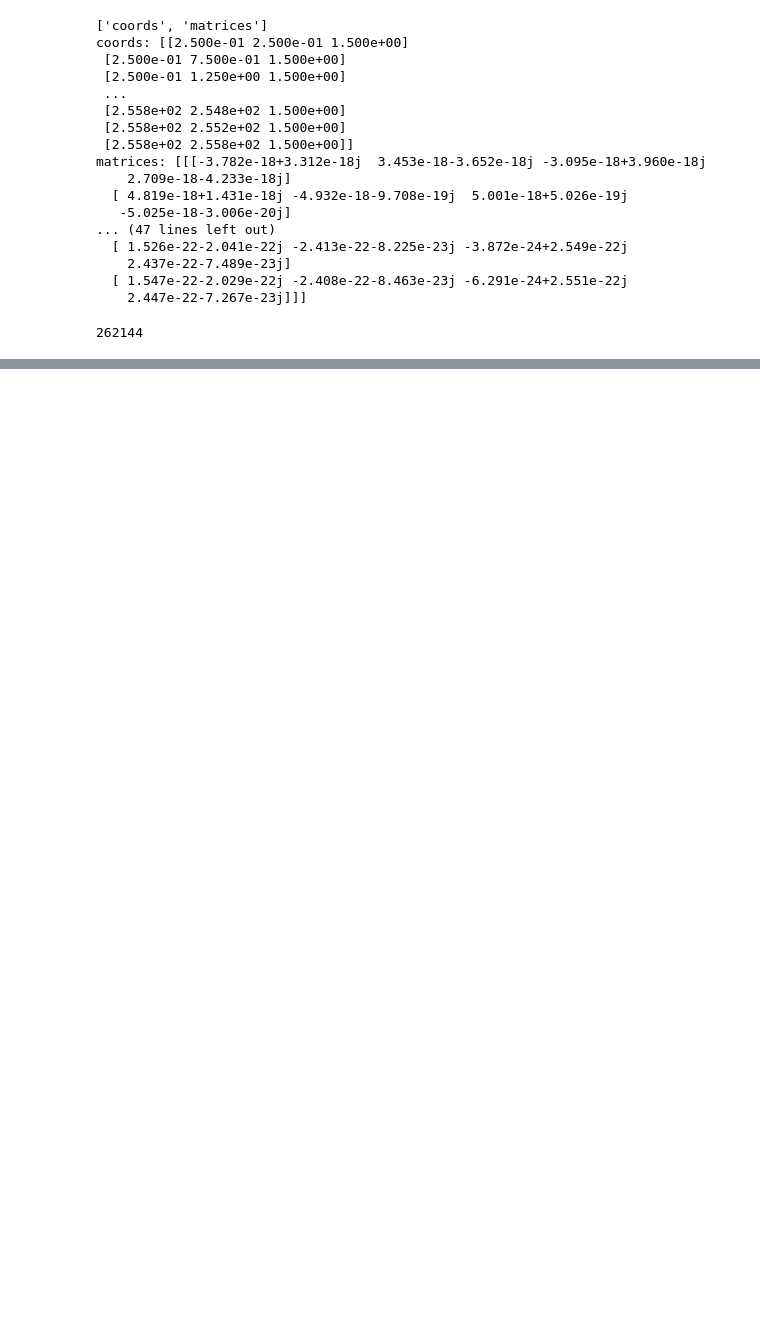
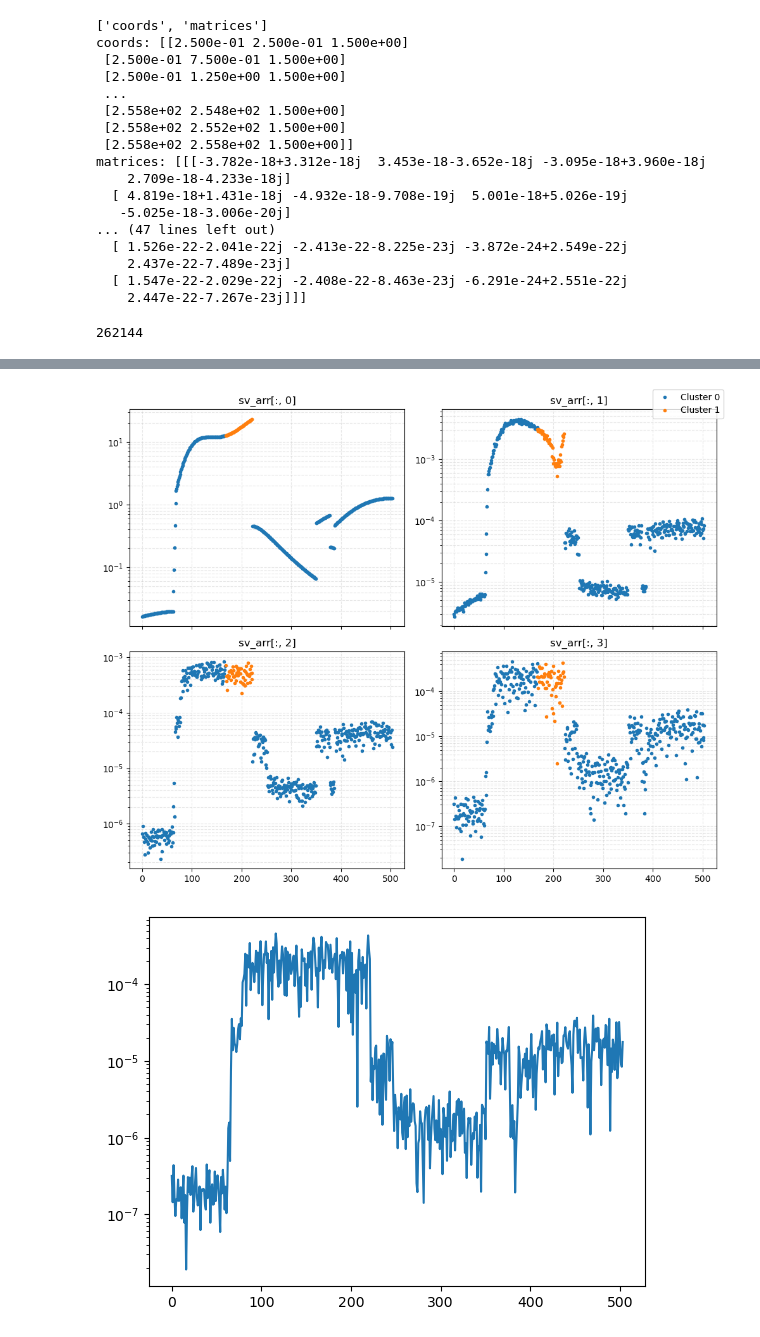
Before and after one commit to bencekaszas/ITT23-MIMO-processing, a Jupyter notebook: testing.ipynb, the cells around one changed output, grey strips where cells are left out. Cells and saved outputs as stored; diff of their text form; code cells hidden in the pictures; blank space fills up the shorter version.

```diff
--- a/testing.ipynb
+++ b/testing.ipynb
@@ -124,0 +148,57 @@ plt.plot()
+# %%
+def capacity_from_Hmatrix(H: np.ndarray, noise_variance: float) -> float:
+    """Calculate channel capacity from channel matrix H.
+
+    Args:
+        H (np.ndarray): Channel matrix.
+        noise_variance (float): Variance of the noise.
+
+    Returns:
+        float: Estimated channel capacity.
+    """
+    return np.log(np.linalg.det(np.eye(H.shape[0]) + (1 / noise_variance) * H @ H.conj().T)) / np.log(2)
+# %%
+capacity_arr = np.zeros(len(data_arr))
+for i, matrix in enumerate(data_arr):
+    if not np.isnan(matrix).any():
+        cap = capacity_from_Hmatrix(data_arr[i], 1)
+        capacity_arr[i] = cap
+# %%
+labels, centers = clustering_alg(data_arr, 2)
+
+sv_arr = np.zeros((0, 4))
+
+# Compute singular values for all matrices in data_arr
+for i, matrix in enumerate(data_arr):
+    if not np.isnan(matrix).any():
+        U, s, Vt = np.linalg.svd(matrix)
+        sv_arr = np.vstack([sv_arr, s])
+
+fig, axes = plt.subplots(2, 2, figsize=(10, 8), sharex=True)
+axes = axes.ravel()
+
+for col in range(4):
+    ax = axes[col]
+    for label in np.unique(labels):
+        idx = labels == label
+        ax.semilogy(np.where(idx)[0], sv_arr[idx, col], '.', label=f'Cluster {label}')
+    ax.set_title(f'sv_arr[:, {col}]')
+    ax.grid(True, which='both', ls='--', alpha=0.3)
+
+handles, legend_labels = axes[0].get_legend_handles_labels()
+fig.legend(handles, legend_labels, loc='upper right')
+plt.tight_layout()
+plt.show()
+# plt.plot(centers.reshape(centers.shape[0], -1).T)
+plt.semilogy(sv_arr[:, -1])
+plt.plot()
+plt.show()
+
+for label in np.unique(labels):
+    idx = labels == label
+    plt.plot(np.where(idx)[0], (capacity_arr[idx]), '.', label=f'Cluster {label}')
+plt.legend()
+plt.show()
+# %% [output]
+[figure, added]
+[figure, added]
```
Also changed, not shown: parts of 6 cells of this notebook, 1 other file.
